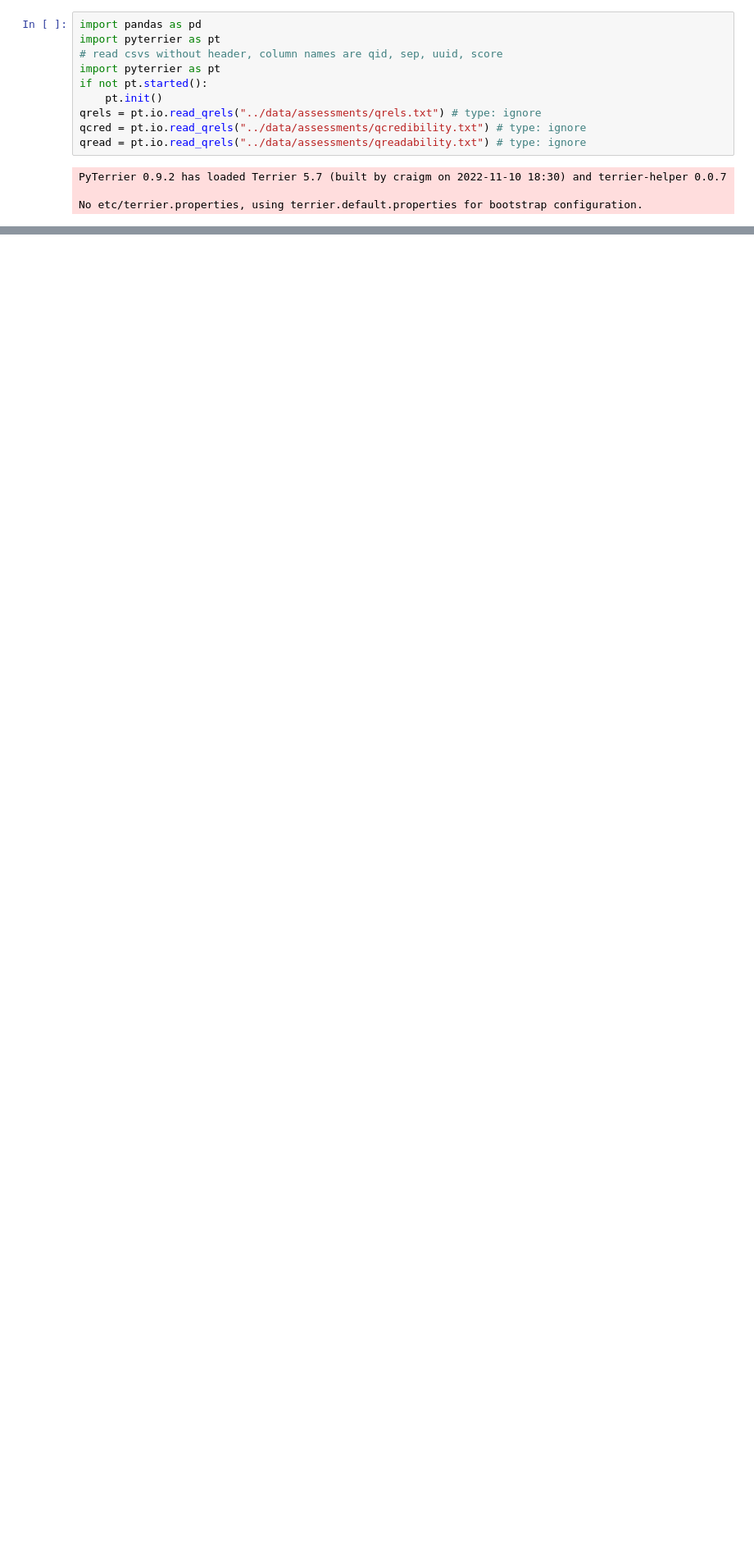
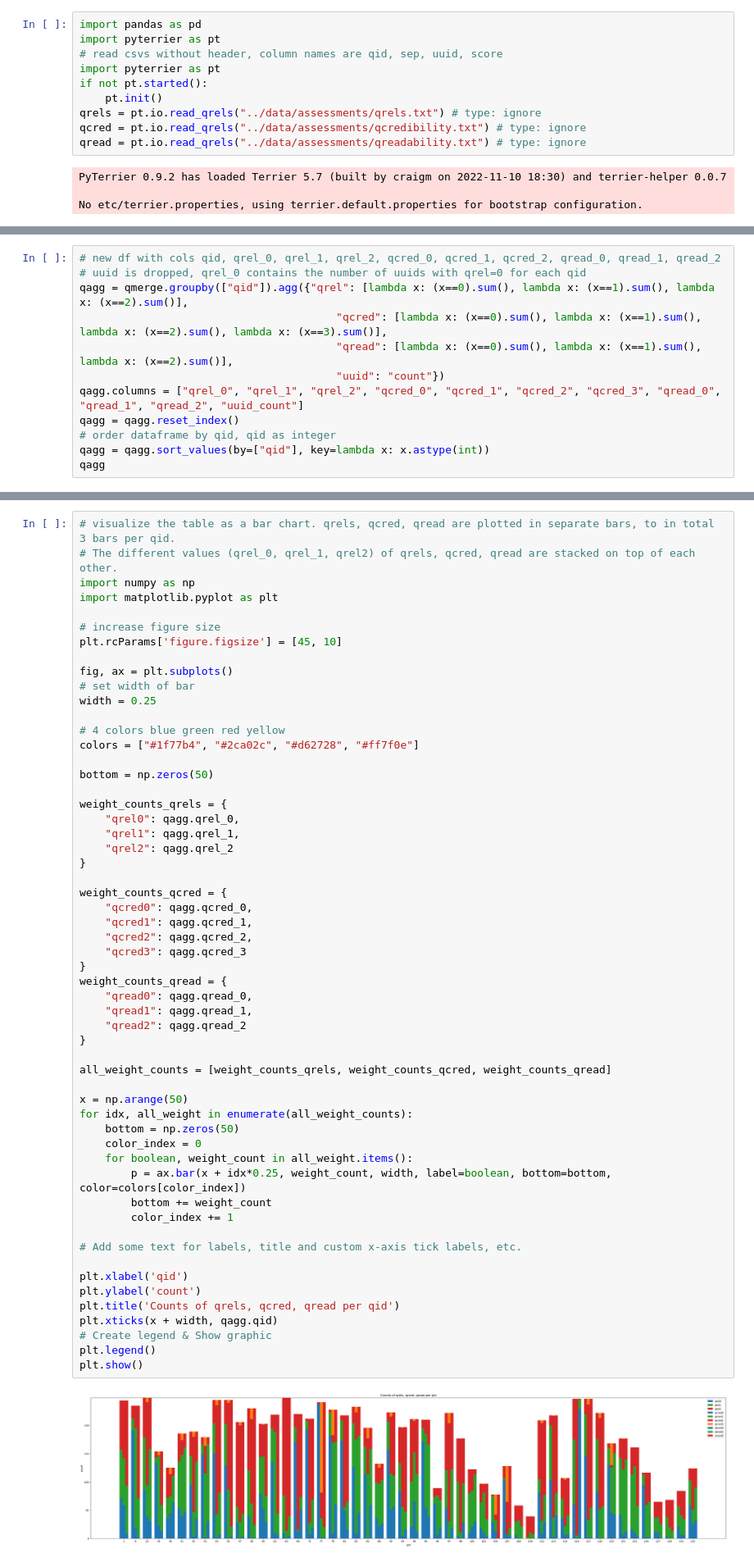
Before and after one commit to JoProbst/ThesisCode, a Jupyter notebook: data/data_exploration.ipynb, the cells around one changed output, grey strips where cells are left out. Shown: that part at 82% size. Drawn from its saved outputs; the diff is of its cells as text; blank space fills up the shorter version.

```diff
--- a/data/data_exploration.ipynb
+++ b/data/data_exploration.ipynb
@@ -30,0 +39,12 @@ qrels
+# %%
+# new df with cols qid, qrel_0, qrel_1, qrel_2, qcred_0, qcred_1, qcred_2, qread_0, qread_1, qread_2
+# uuid is dropped, qrel_0 contains the number of uuids with qrel=0 for each qid
+qagg = qmerge.groupby(["qid"]).agg({"qrel": [lambda x: (x==0).sum(), lambda x: (x==1).sum(), lambda x: (x==2).sum()],
+                                        "qcred": [lambda x: (x==0).sum(), lambda x: (x==1).sum(), lambda x: (x==2).sum(), lambda x: (x==3).sum()],
+                                        "qread": [lambda x: (x==0).sum(), lambda x: (x==1).sum(), lambda x: (x==2).sum()],
+                                        "uuid": "count"})
+qagg.columns = ["qrel_0", "qrel_1", "qrel_2", "qcred_0", "qcred_1", "qcred_2", "qcred_3", "qread_0", "qread_1", "qread_2", "uuid_count"]
+qagg = qagg.reset_index()
+# order dataframe by qid, qid as integer
+qagg = qagg.sort_values(by=["qid"], key=lambda x: x.astype(int))
+qagg
@@ -30,0 +69,58 @@ qrels
+# %%
+# visualize the table as a bar chart. qrels, qcred, qread are plotted in separate bars, to in total 3 bars per qid.
+# The different values (qrel_0, qrel_1, qrel2) of qrels, qcred, qread are stacked on top of each other.
+import numpy as np
+import matplotlib.pyplot as plt
+
+# increase figure size
+plt.rcParams['figure.figsize'] = [45, 10]
+
+fig, ax = plt.subplots()
+# set width of bar
+width = 0.25
+
+# 4 colors blue green red yellow
+colors = ["#1f77b4", "#2ca02c", "#d62728", "#ff7f0e"]
+
+bottom = np.zeros(50)
+
+weight_counts_qrels = {
+    "qrel0": qagg.qrel_0,
+    "qrel1": qagg.qrel_1,
+    "qrel2": qagg.qrel_2
+}
+
+weight_counts_qcred = {
+    "qcred0": qagg.qcred_0,
+    "qcred1": qagg.qcred_1,
+    "qcred2": qagg.qcred_2,
+    "qcred3": qagg.qcred_3
+}
+weight_counts_qread = {
+    "qread0": qagg.qread_0,
+    "qread1": qagg.qread_1,
+    "qread2": qagg.qread_2
+}
+
+all_weight_counts = [weight_counts_qrels, weight_counts_qcred, weight_counts_qread]
+
+x = np.arange(50)
+for idx, all_weight in enumerate(all_weight_counts):
+    bottom = np.zeros(50)
+    color_index = 0
+    for boolean, weight_count in all_weight.items():
+        p = ax.bar(x + idx*0.25, weight_count, width, label=boolean, bottom=bottom, color=colors[color_index])
+        bottom += weight_count
+        color_index += 1
+
+# Add some text for labels, title and custom x-axis tick labels, etc.
+
+plt.xlabel('qid')
+plt.ylabel('count')
+plt.title('Counts of qrels, qcred, qread per qid')
+plt.xticks(x + width, qagg.qid)
+# Create legend & Show graphic
+plt.legend()
+plt.show()
+# %% [output]
+[figure, added]
```
Also changed, not shown: parts of 6 cells of this notebook.
